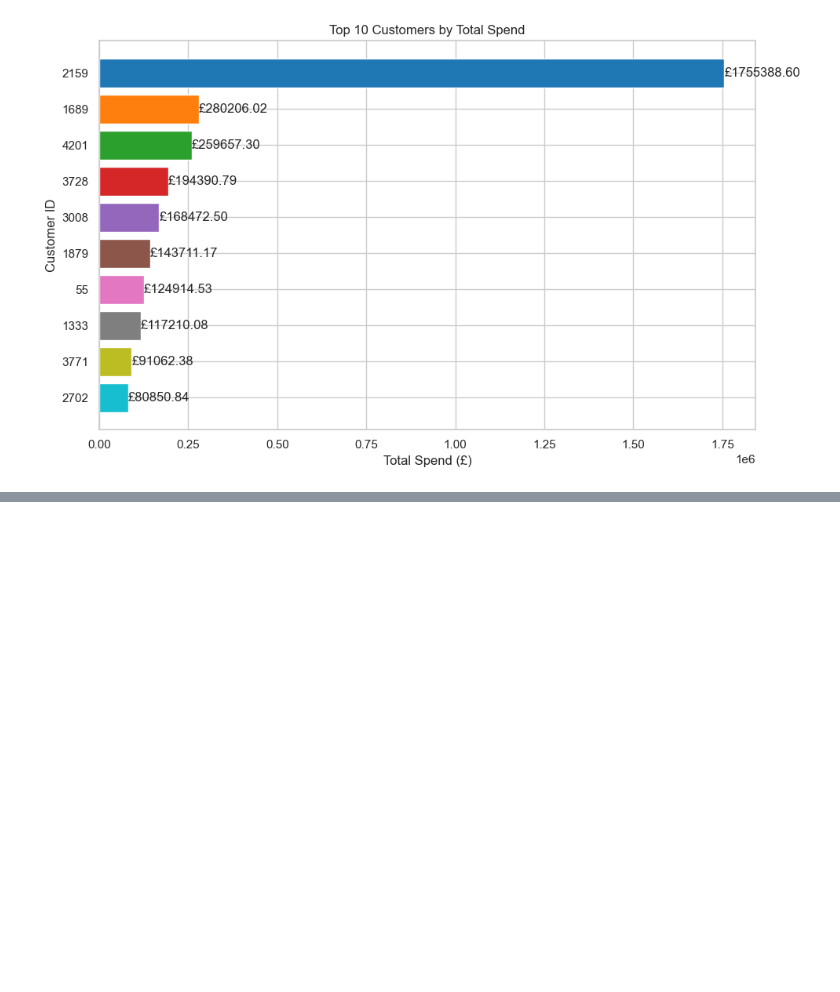
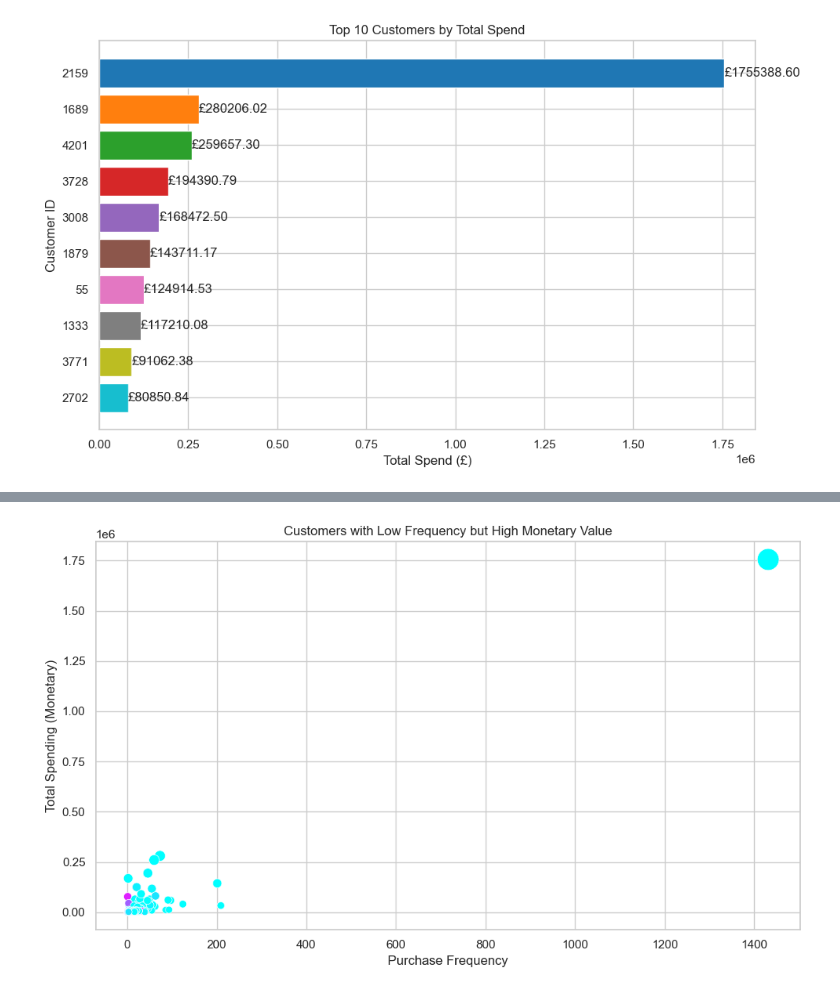
Before and after one commit to angeljayakumar/online-retail-analysis, a Jupyter notebook: notebooks/customer-behaviour.ipynb, the cells around one changed output, grey strips where cells are left out. Saved outputs shown, nothing was run; the diff lists cells and outputs as text; code cells hidden in the pictures; blank space fills up the shorter version.

```diff
--- a/notebooks/customer-behaviour.ipynb
+++ b/notebooks/customer-behaviour.ipynb
@@ -294,0 +314,14 @@ plt.show()
+# %%
+import seaborn as sns
+import matplotlib.pyplot as plt
+
+plt.figure(figsize=(10, 6))
+sns.scatterplot(data=rfm, x='Frequency', y='Monetary', hue='Recency', palette='cool', size='Monetary', sizes=(40, 400), legend=False)
+plt.title('Customers with Low Frequency but High Monetary Value')
+plt.xlabel('Purchase Frequency')
+plt.ylabel('Total Spending (Monetary)')
+plt.grid(True)
+plt.tight_layout()
+plt.show()
+# %% [output]
+[figure, added]
```
Also changed, not shown: parts of 6 cells of this notebook.
